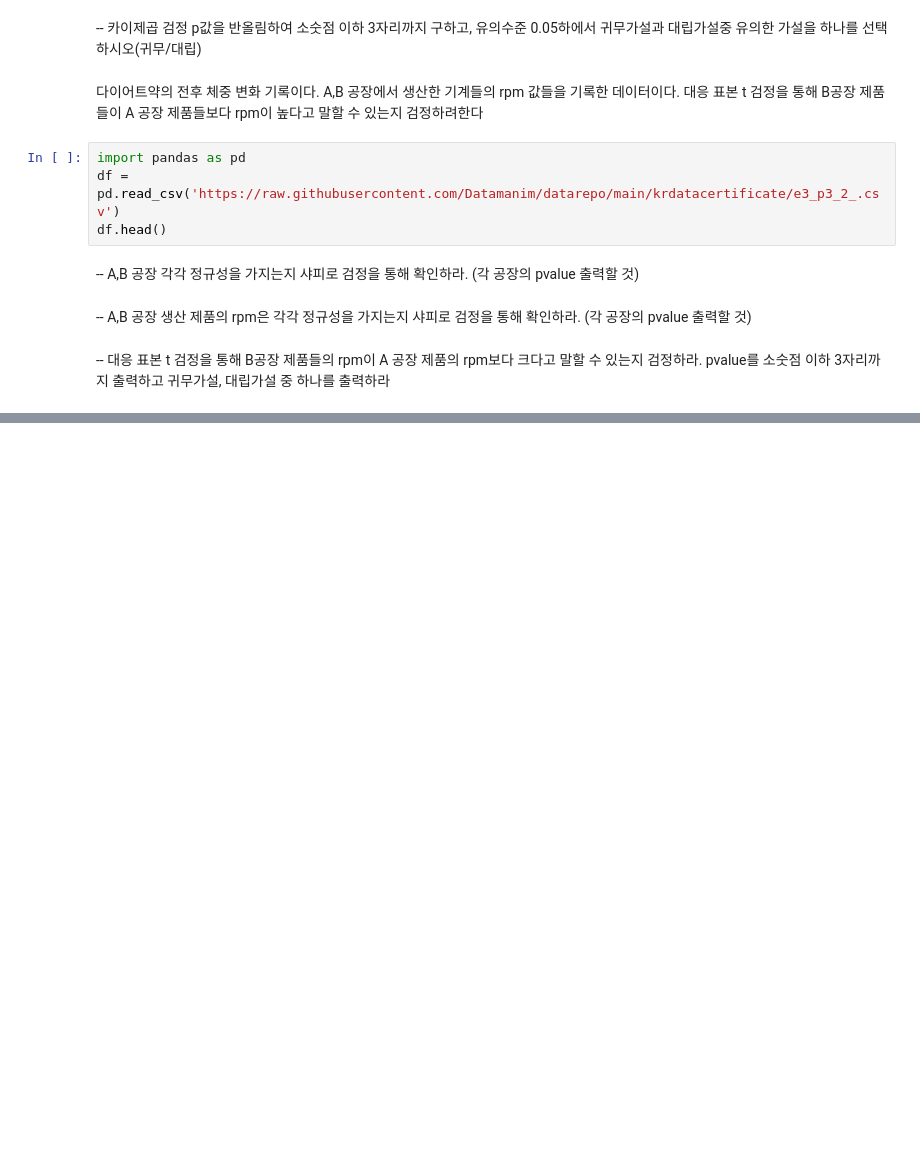
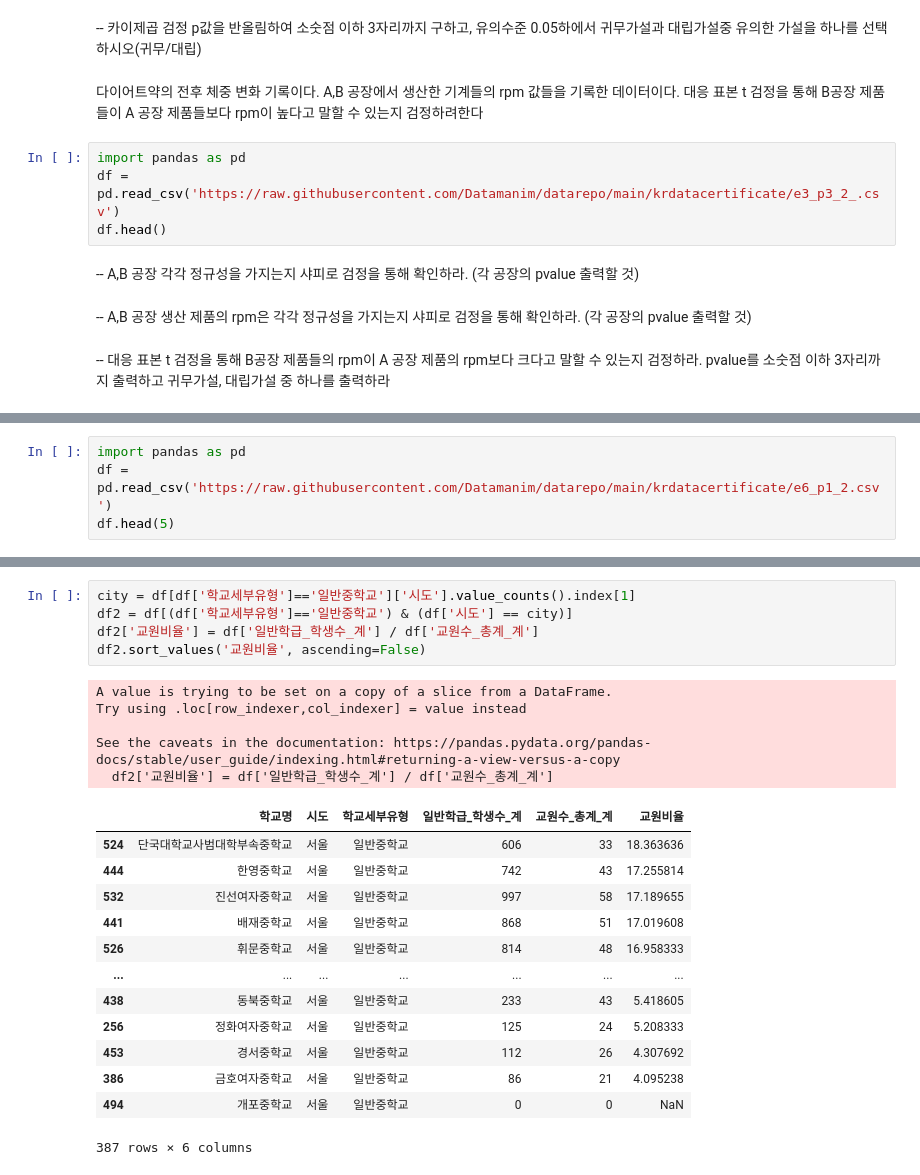
Before and after one commit to iuj180/practice, a Jupyter notebook: ADP/practice_Datamanim_category1.ipynb, the cells around one changed output, grey strips where cells are left out. Saved outputs shown, nothing was run; the diff lists cells and outputs as text; blank space fills up the shorter version.

```diff
--- a/ADP/practice_Datamanim_category1.ipynb
+++ b/ADP/practice_Datamanim_category1.ipynb
@@ -2057,0 +2296,4 @@ df.head()
+# %%
+import pandas as pd
+df = pd.read_csv('https://raw.githubusercontent.com/Datamanim/datarepo/main/krdatacertificate/e6_p1_2.csv')
+df.head(5)
@@ -2057,0 +2331,24 @@ df.head()
+# %%
+city = df[df['학교세부유형']=='일반중학교']['시도'].value_counts().index[1]
+df2 = df[(df['학교세부유형']=='일반중학교') & (df['시도'] == city)]
+df2['교원비율'] = df['일반학급_학생수_계'] / df['교원수_총계_계']
+df2.sort_values('교원비율', ascending=False)
+# %% [output]
+A value is trying to be set on a copy of a slice from a DataFrame.
+Try using .loc[row_indexer,col_indexer] = value instead
+
+See the caveats in the documentation: https://pandas.pydata.org/pandas-docs/stable/user_guide/indexing.html#returning-a-view-versus-a-copy
+  df2['교원비율'] = df['일반학급_학생수_계'] / df['교원수_총계_계']
+|  | 학교명 | 시도 | 학교세부유형 | 일반학급_학생수_계 | 교원수_총계_계 | 교원비율 |
+| 524 | 단국대학교사범대학부속중학교 | 서울 | 일반중학교 | 606 | 33 | 18.363636 |
+| 444 | 한영중학교 | 서울 | 일반중학교 | 742 | 43 | 17.255814 |
+| 532 | 진선여자중학교 | 서울 | 일반중학교 | 997 | 58 | 17.189655 |
+| 441 | 배재중학교 | 서울 | 일반중학교 | 868 | 51 | 17.019608 |
+| 526 | 휘문중학교 | 서울 | 일반중학교 | 814 | 48 | 16.958333 |
+| ... | ... | ... | ... | ... | ... | ... |
+| 438 | 동북중학교 | 서울 | 일반중학교 | 233 | 43 | 5.418605 |
+| 256 | 정화여자중학교 | 서울 | 일반중학교 | 125 | 24 | 5.208333 |
+| 453 | 경서중학교 | 서울 | 일반중학교 | 112 | 26 | 4.307692 |
+| 386 | 금호여자중학교 | 서울 | 일반중학교 | 86 | 21 | 4.095238 |
+| 494 | 개포중학교 | 서울 | 일반중학교 | 0 | 0 | NaN |
+387 rows × 6 columns
```
Also changed, not shown: parts of 21 cells of this notebook.
